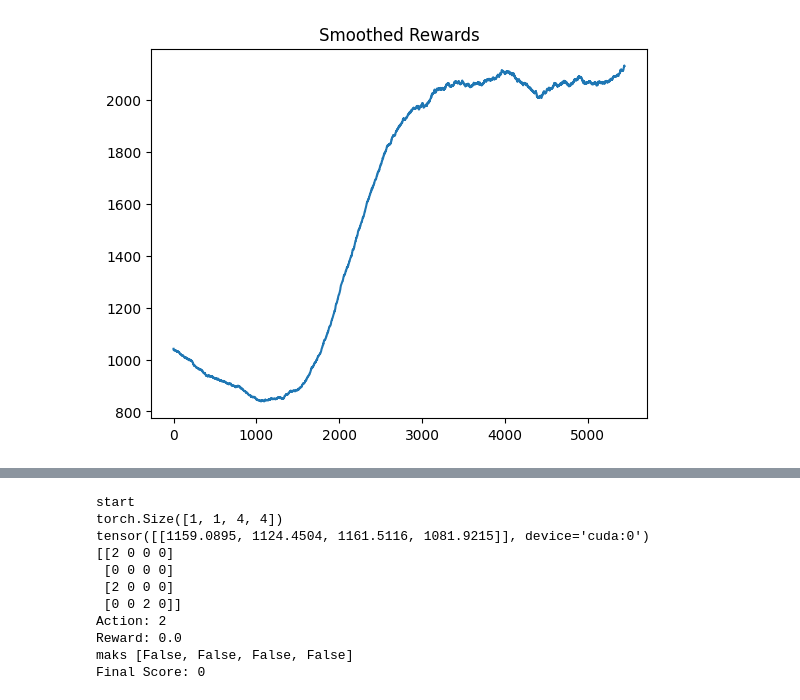
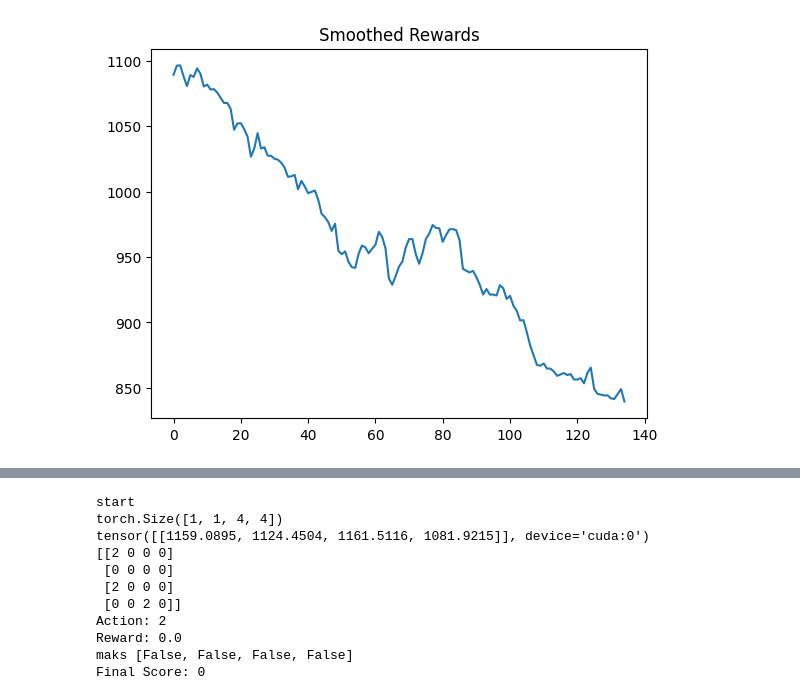
Before and after one commit to sarah-mokhtar/RL-Project-2048, a Jupyter notebook: masked_DQN.ipynb, the cells around one changed output, grey strips where cells are left out. Drawn from its saved outputs; the diff is of its cells as text; code cells hidden in the pictures.

Commit message:
test dif neg rewards and plot them

```diff
--- a/masked_DQN.ipynb
+++ b/masked_DQN.ipynb
@@ -3,17 +3,18 @@ import gymnasium as gym
 from gymnasium import spaces
 import numpy as np
 import random
-
+import tqdm
 class TwentyFortyEightEnv(gym.Env):
     metadata = {"render_modes": ["human"], "render_fps": 4}
 
-    def __init__(self, render_mode=None,log_reward = True):
+    def __init__(self, render_mode=None,log_reward = True,negative_reward = -10, stop_stationary = True):
         super().__init__()
         self.board_size = 4
         self.log_reward = log_reward
         # Actions: 0 = up, 1 = down, 2 = left, 3 = right
         self.action_space = spaces.Discrete(4)
-
+        self.negative_reward = negative_reward
+        self.stop_stationary = stop_stationary
         # Board is 4x4 integers; observation is a flattened vector of size 16
         self.observation_space = spaces.Box(
             low=0,
@@ -58,12 +59,13 @@ class TwentyFortyEightEnv(gym.Env):
 
         # # Invalid move (board unchanged)
         if np.array_equal(self.board, old_board):
-            # done = True
-            reward = -10**10
+
+            done = True
+            reward = self.negative_reward
         else:
             # Only add a tile after a valid move
             self._add_tile()
-        done = not self._moves_available()
+            done = not self._moves_available()
 
         return self._get_obs(), reward, done, False, {"score": self.score}
 
@@ -425,9 +480,12 @@ class DQNAgent:
         self.q_target.load_state_dict(self.q.state_dict())
 # %%
 cfg = DQNConfig()
-env = TwentyFortyEightEnv(log_reward=False)     # your custom env
-
-agent = DQNAgent(env, cfg)
-rewards = agent.train(1_000_000)
-agent.save("dqn_2048.pt")
+cfg.use_masking = False
+results = {}
+for reward in tqdm.tqdm([0,-10,-20,-50,-100,-1000]):
+    env = TwentyFortyEightEnv(log_reward=False,negative_reward=reward)     # your custom env
+    agent = DQNAgent(env, cfg)
+    rewards = agent.train(100_000)
+    results[reward] = rewards
+    agent.save(f"dqn_2024_neg_re_{reward}")
 # %% [output]
@@ -451,12 +594,12 @@ agent.save("dqn_2048.pt")
 # %%
 import numpy as np
 import matplotlib.pyplot as plt
 
-window = 1000
-smooth = np.convolve(rewards, np.ones(window)/window, mode='valid')
+window = 100
+smooth = np.convolve(results[0], np.ones(window)/window, mode='valid')
 
 plt.plot(smooth)
 plt.title("Smoothed Rewards")
 plt.show()
 # %% [output]
-[figure, old version]
+[figure, new version]
```
Also changed, not shown: parts of 4 cells of this notebook, 9 other files.
